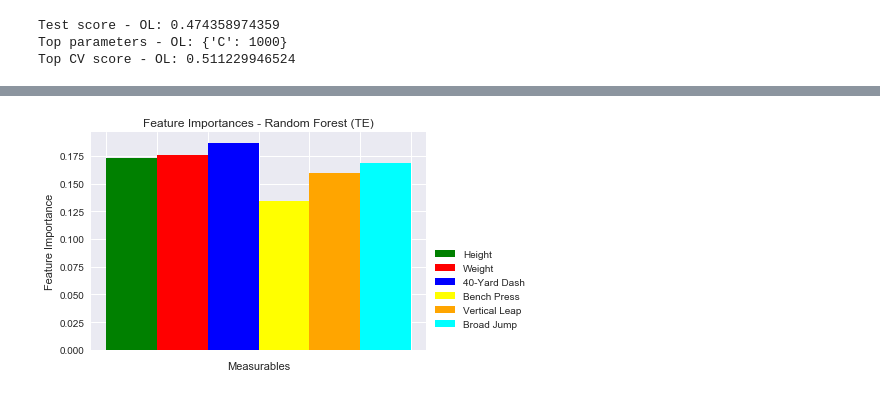
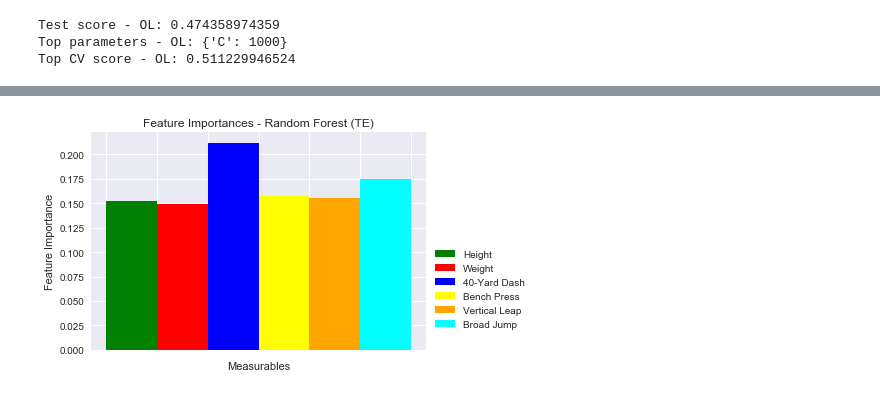
Before and after one commit to pdkim1208/Springboard, a Jupyter notebook: CapstoneProject1.ipynb, the cells around one changed output, grey strips where cells are left out. Cells and saved outputs as stored; diff of their text form; code cells hidden in the pictures.

```diff
--- a/CapstoneProject1.ipynb
+++ b/CapstoneProject1.ipynb
@@ -4067,12 +4014,12 @@ plt.show()
 #Random Forest Feature Importances
 
 #OL Feature Importances
-FI_Height = [0.183]
-FI_Weight = [0.206]
-FI_40_Yard = [0.192]
-FI_Bench_Press = [0.134]
-FI_Vert_Leap = [0.151]
-FI_Broad_Jump = [0.135]
+FI_Height = [0.180]
+FI_Weight = [0.204]
+FI_40_Yard = [0.183]
+FI_Bench_Press = [0.151]
+FI_Vert_Leap = [0.142]
+FI_Broad_Jump = [0.140]
 
 
 ax = plt.subplot()
@@ -4097,12 +4044,12 @@ plt.show()
 
 
 #DB Feature Importances
-FI_Height = [0.164]
-FI_Weight = [0.164]
-FI_40_Yard = [0.228]
-FI_Bench_Press = [0.141]
-FI_Vert_Leap = [0.146]
-FI_Broad_Jump = [0.157]
+FI_Height = [0.171]
+FI_Weight = [0.159]
+FI_40_Yard = [0.237]
+FI_Bench_Press = [0.135]
+FI_Vert_Leap = [0.150]
+FI_Broad_Jump = [0.148]
 
 
 ax = plt.subplot()
@@ -4128,11 +4075,11 @@ plt.show()
 
 #DL Feature Importances
 FI_Height = [0.170]
-FI_Weight = [0.199]
-FI_40_Yard = [0.196]
-FI_Bench_Press = [0.132]
-FI_Vert_Leap = [0.159]
-FI_Broad_Jump = [0.143]
+FI_Weight = [0.196]
+FI_40_Yard = [0.190]
+FI_Bench_Press = [0.147]
+FI_Vert_Leap = [0.156]
+FI_Broad_Jump = [0.142]
 
 
 ax = plt.subplot()
@@ -4156,14 +4103,13 @@ plt.show()
 
 
 
-
 #LB Feature Importances
-FI_Height = [0.174]
-FI_Weight = [0.157]
-FI_40_Yard = [0.210]
-FI_Bench_Press = [0.147]
-FI_Vert_Leap = [0.149]
-FI_Broad_Jump = [0.163]
+FI_Height = [0.179]
+FI_Weight = [0.158]
+FI_40_Yard = [0.203]
+FI_Bench_Press = [0.153]
+FI_Vert_Leap = [0.165]
+FI_Broad_Jump = [0.141]
 
 ax = plt.subplot()
 
@@ -4186,12 +4132,12 @@ plt.show()
 
 
 #RB Feature Importances
-FI_Height = [0.175]
-FI_Weight = [0.157]
-FI_40_Yard = [0.223]
-FI_Bench_Press = [0.142]
-FI_Vert_Leap = [0.157]
-FI_Broad_Jump = [0.146]
+FI_Height = [0.169]
+FI_Weight = [0.169]
+FI_40_Yard = [0.219]
+FI_Bench_Press = [0.146]
+FI_Vert_Leap = [0.156]
+FI_Broad_Jump = [0.141]
 
 ax = plt.subplot()
 
@@ -4213,15 +4159,13 @@ ax.legend((p1[0], p2[0], p3[0], p4[0], p5[0], p6[0]), ('Height', 'Weight', '40-Y
 plt.show()
 
 
-
-
 #TE Feature Importances
-FI_Height = [0.173]
-FI_Weight = [0.176]
-FI_40_Yard = [0.187]
-FI_Bench_Press = [0.134]
-FI_Vert_Leap = [0.160]
-FI_Broad_Jump = [0.169]
+FI_Height = [0.152]
+FI_Weight = [0.149]
+FI_40_Yard = [0.212]
+FI_Bench_Press = [0.157]
+FI_Vert_Leap = [0.155]
+FI_Broad_Jump = [0.175]
 
 ax = plt.subplot()
 
@@ -4243,11 +4187,11 @@ ax.legend((p1[0], p2[0], p3[0], p4[0], p5[0], p6[0]), ('Height', 'Weight', '40-Y
 plt.show()
 
 #WR Feature Importances
-FI_Height = [0.160]
-FI_Weight = [0.171]
-FI_40_Yard = [0.250]
-FI_Bench_Press = [0.131]
-FI_Vert_Leap = [0.147]
+FI_Height = [0.200]
+FI_Weight = [0.168]
+FI_40_Yard = [0.237]
+FI_Bench_Press = [0.120]
+FI_Vert_Leap = [0.135]
 FI_Broad_Jump = [0.141]
 
 ax = plt.subplot()
@@ -4277 +4221 @@ plt.show()
-[figure, old version]
+[figure, new version]
```
Also changed, not shown: parts of 16 cells of this notebook.
